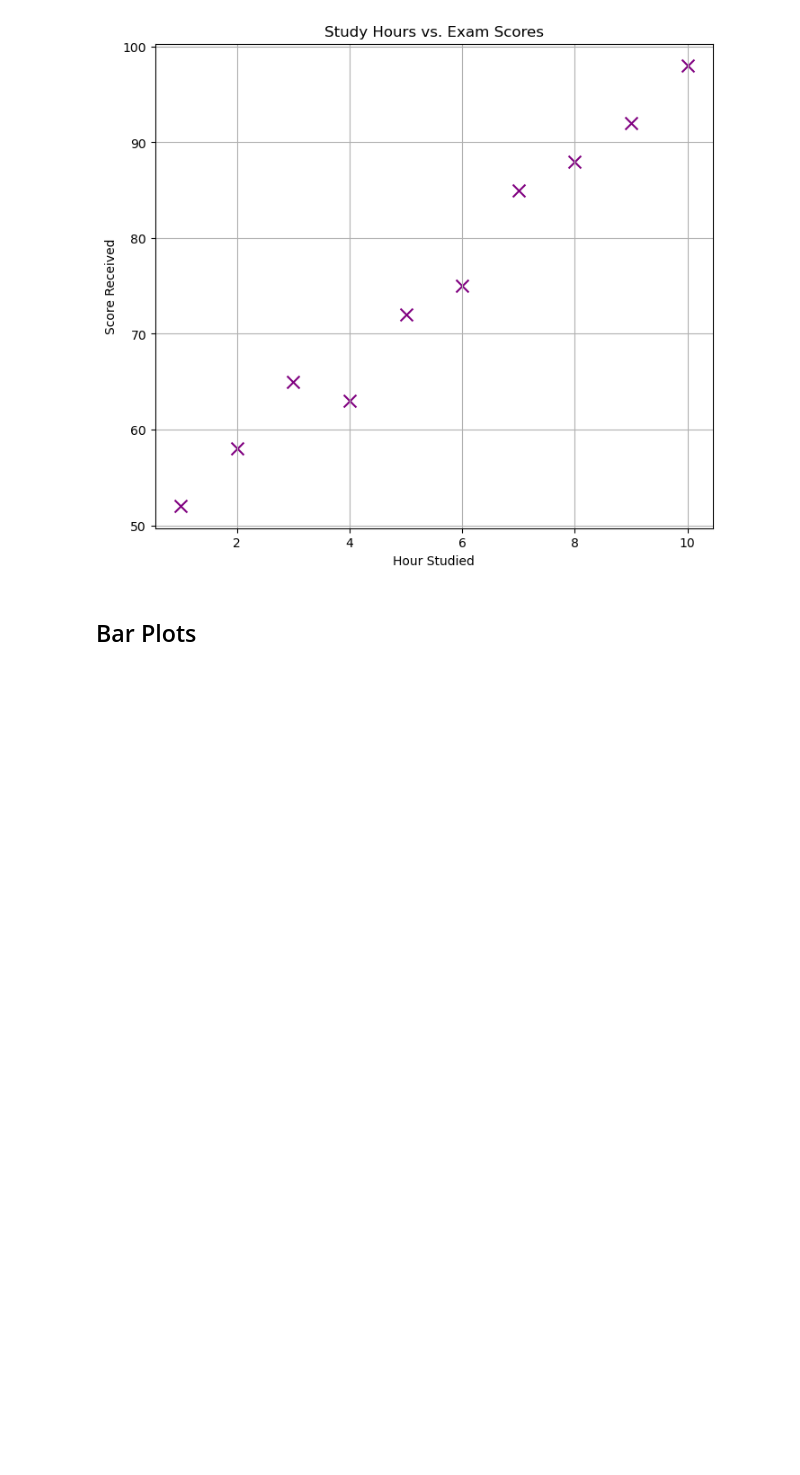
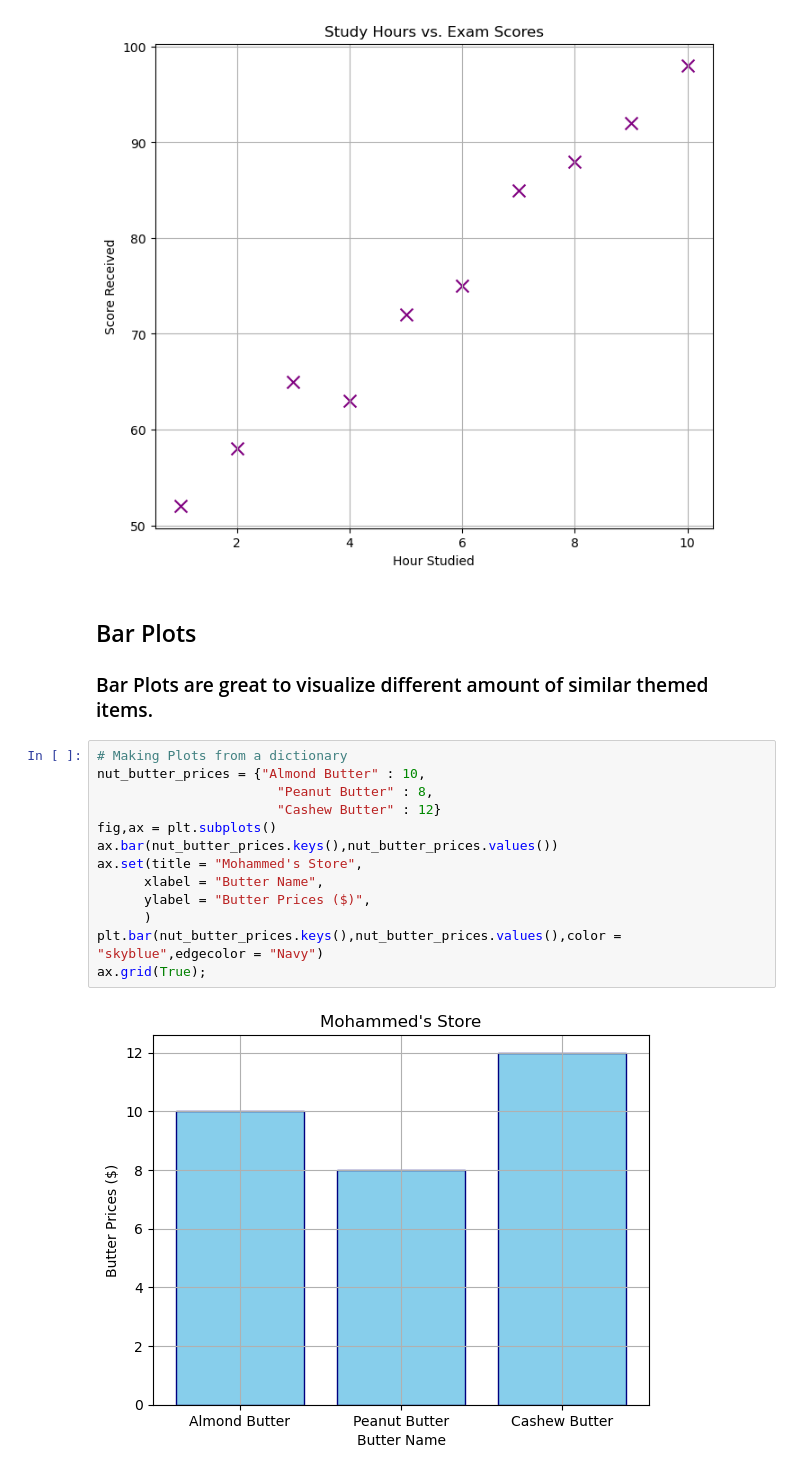
Before and after one commit to mlcodr/Ongoing-ML, a Jupyter notebook: Matplotlib_Here/mat_2.ipynb, the cells around one changed output. Drawn from its saved outputs; the diff is of its cells as text; blank space fills up the shorter version.

Commit message:
All four basic plotting

```diff
--- a/Matplotlib_Here/mat_2.ipynb
+++ b/Matplotlib_Here/mat_2.ipynb
@@ -106,3 +106,19 @@ plt.grid(True)
 [figure]
 # %% [markdown]
 ## Bar Plots
+### Bar Plots are great to visualize different amount of similar themed items.
+# %%
+# Making Plots from a dictionary
+nut_butter_prices = {"Almond Butter" : 10,
+                       "Peanut Butter" : 8,
+                       "Cashew Butter" : 12}
+fig,ax = plt.subplots()
+ax.bar(nut_butter_prices.keys(),nut_butter_prices.values())
+ax.set(title = "Mohammed's Store",
+      xlabel = "Butter Name",
+      ylabel = "Butter Prices ($)",
+      )
+plt.bar(nut_butter_prices.keys(),nut_butter_prices.values(),color = "skyblue",edgecolor = "Navy")
+ax.grid(True);
+# %% [output]
+[figure, added]
```
Also changed, not shown: parts of 10 cells of this notebook.
